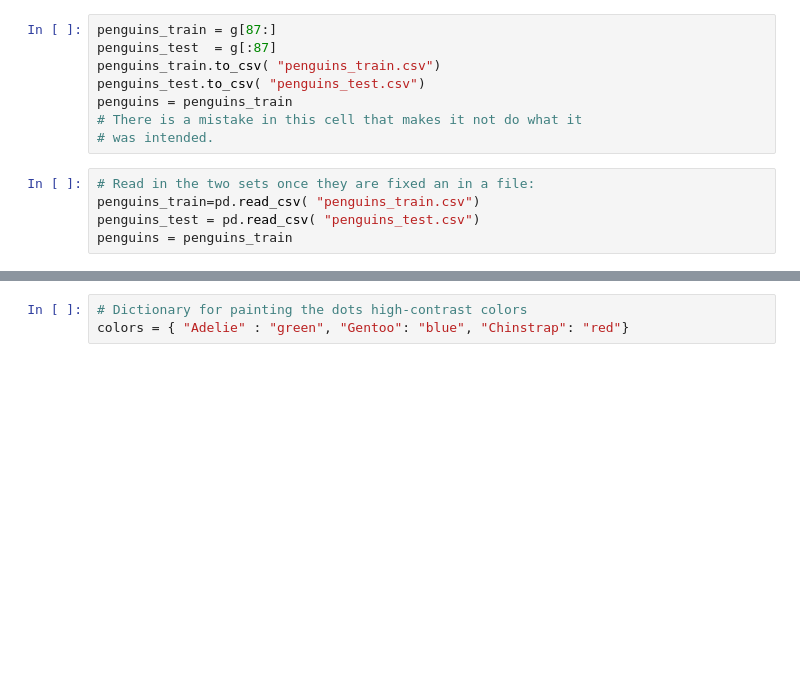
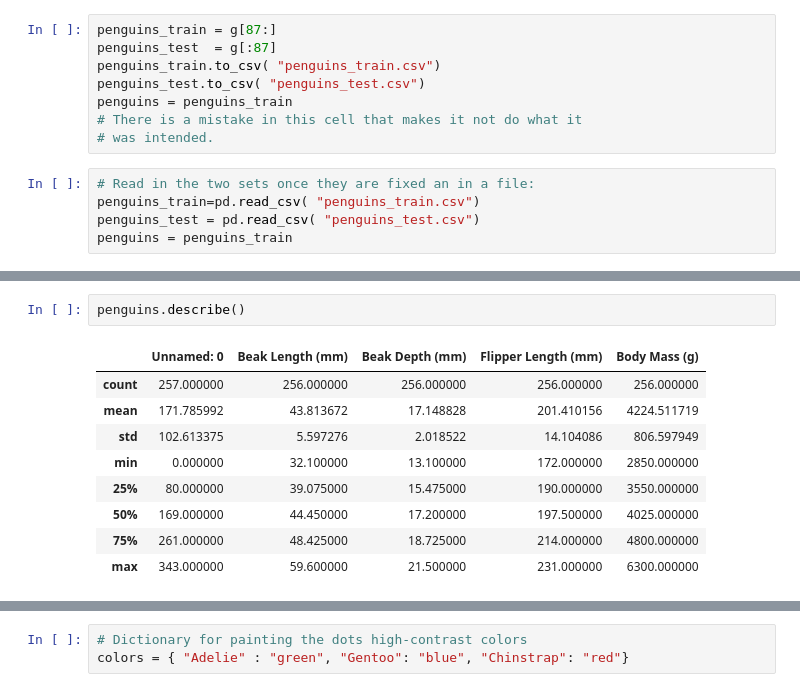
Before and after one commit to wltrimbl/uchicago-data221, a Jupyter notebook: notebooks/penguins-linear.ipynb, the cells around one changed output, grey strips where cells are left out. Cells and saved outputs as stored; diff of their text form; blank space fills up the shorter version.

```diff
--- a/notebooks/penguins-linear.ipynb
+++ b/notebooks/penguins-linear.ipynb
@@ -65,0 +91,12 @@ penguins.Species.value_counts(), len(penguins)
+# %%
+penguins.describe()
+# %% [output]
+|  | Unnamed: 0 | Beak Length (mm) | Beak Depth (mm) | Flipper Length (mm) | Body Mass (g) |
+| count | 257.000000 | 256.000000 | 256.000000 | 256.000000 | 256.000000 |
+| mean | 171.785992 | 43.813672 | 17.148828 | 201.410156 | 4224.511719 |
+| std | 102.613375 | 5.597276 | 2.018522 | 14.104086 | 806.597949 |
+| min | 0.000000 | 32.100000 | 13.100000 | 172.000000 | 2850.000000 |
+| 25% | 80.000000 | 39.075000 | 15.475000 | 190.000000 | 3550.000000 |
+| 50% | 169.000000 | 44.450000 | 17.200000 | 197.500000 | 4025.000000 |
+| 75% | 261.000000 | 48.425000 | 18.725000 | 214.000000 | 4800.000000 |
+| max | 343.000000 | 59.600000 | 21.500000 | 231.000000 | 6300.000000 |
```
Also changed, not shown: parts of 23 cells of this notebook, 2 other files.
